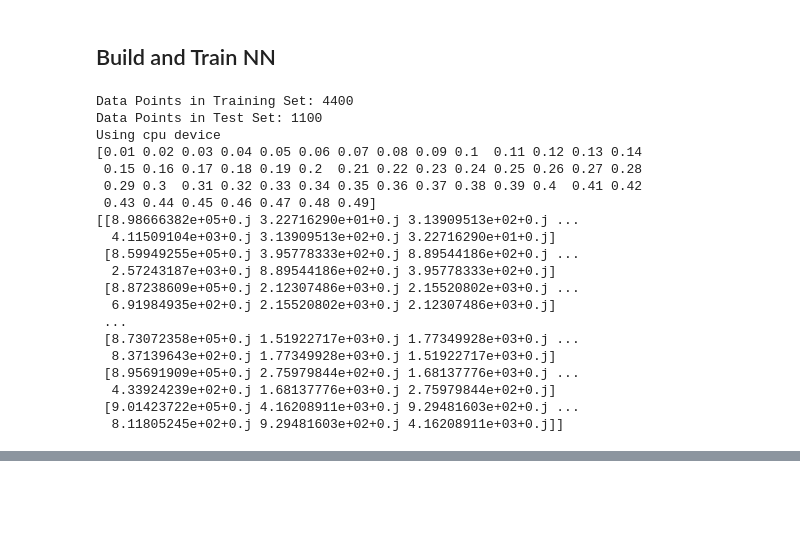
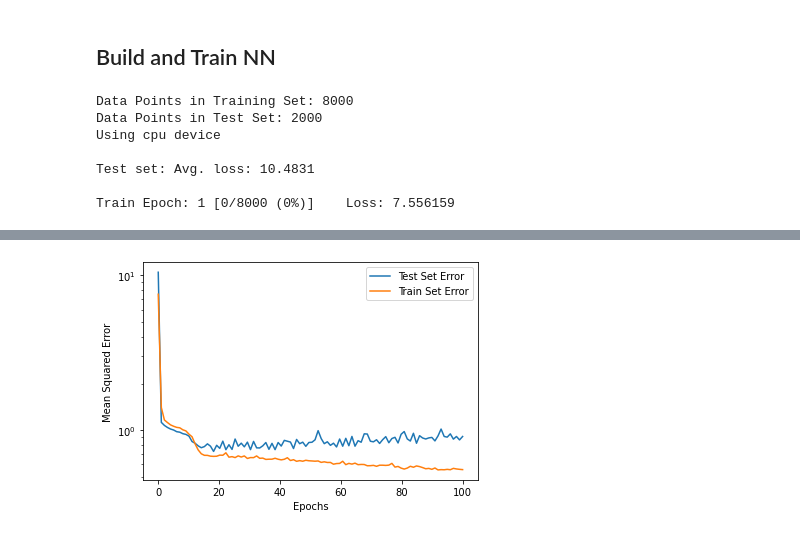
Before and after one commit to aaron-philip/NanoporeSequencingFiltering, a Jupyter notebook: notebooks/trainNN_frequencies.ipynb, the cells around one changed output, grey strips where cells are left out. Cells and saved outputs as stored; diff of their text form; code cells hidden in the pictures; blank space fills up the shorter version.

Commit message:
Got FFT layer working correctly, began ML training experiments

```diff
--- a/notebooks/trainNN_frequencies.ipynb
+++ b/notebooks/trainNN_frequencies.ipynb
@@ -233,10 +246,10 @@ if __name__=='__main__':
     print(f"Using {device} device")
 
     # 100 long input vector --> 2 long output vector
-    lowModel = lowNN(100, 2).to(device)
+    lowModel = lowNN().to(device)
 
     # Optimizer and Loss Function
-    learning_rate=5e-3
+    learning_rate=1e-3
     optimizer = optim.Adam(lowModel.parameters(), lr=learning_rate)
     mse_loss = nn.MSELoss()
 
@@ -246,23 +259,10 @@ if __name__=='__main__':
     # Graph MSE vs. Error
     graphTraining(test_losses, train_losses, test_loader)
 # %% [output]
-Data Points in Training Set: 4400
-Data Points in Test Set: 1100
+Data Points in Training Set: 8000
+Data Points in Test Set: 2000
 Using cpu device
-[0.01 0.02 0.03 0.04 0.05 0.06 0.07 0.08 0.09 0.1  0.11 0.12 0.13 0.14
- 0.15 0.16 0.17 0.18 0.19 0.2  0.21 0.22 0.23 0.24 0.25 0.26 0.27 0.28
- 0.29 0.3  0.31 0.32 0.33 0.34 0.35 0.36 0.37 0.38 0.39 0.4  0.41 0.42
- 0.43 0.44 0.45 0.46 0.47 0.48 0.49]
-[[8.98666382e+05+0.j 3.22716290e+01+0.j 3.13909513e+02+0.j ...
-  4.11509104e+03+0.j 3.13909513e+02+0.j 3.22716290e+01+0.j]
- [8.59949255e+05+0.j 3.95778333e+02+0.j 8.89544186e+02+0.j ...
-  2.57243187e+03+0.j 8.89544186e+02+0.j 3.95778333e+02+0.j]
- [8.87238609e+05+0.j 2.12307486e+03+0.j 2.15520802e+03+0.j ...
-  6.91984935e+02+0.j 2.15520802e+03+0.j 2.12307486e+03+0.j]
- ...
- [8.73072358e+05+0.j 1.51922717e+03+0.j 1.77349928e+03+0.j ...
-  8.37139643e+02+0.j 1.77349928e+03+0.j 1.51922717e+03+0.j]
- [8.95691909e+05+0.j 2.75979844e+02+0.j 1.68137776e+03+0.j ...
-  4.33924239e+02+0.j 1.68137776e+03+0.j 2.75979844e+02+0.j]
- [9.01423722e+05+0.j 4.16208911e+03+0.j 9.29481603e+02+0.j ...
-  8.11805245e+02+0.j 9.29481603e+02+0.j 4.16208911e+03+0.j]]
+
+Test set: Avg. loss: 10.4831
+
+Train Epoch: 1 [0/8000 (0%)]    Loss: 7.556159
@@ -270,3 +286,4 @@ ValueError: operands could not be broadcast together with shapes (49,) (49,100)
+[figure, added]
 # %%
 # Build and train HighPass model
 if __name__=='__main__':
```
Also changed, not shown: parts of 6 cells of this notebook, 12 other files.
